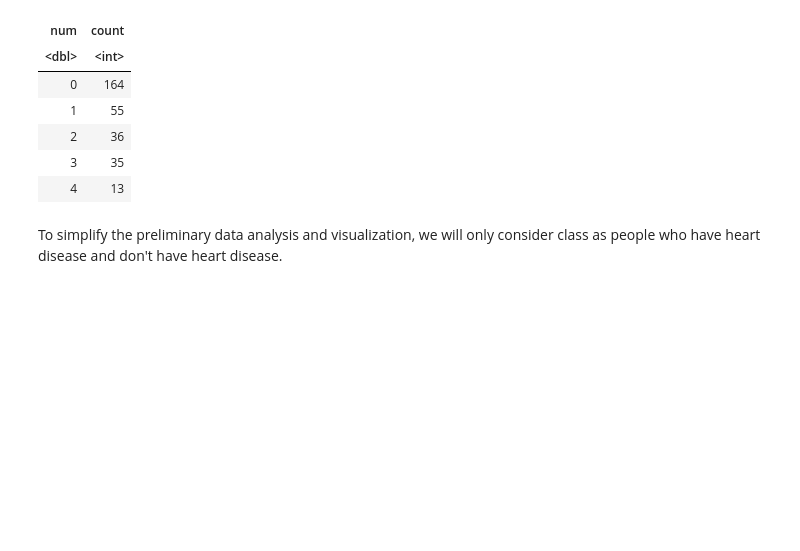
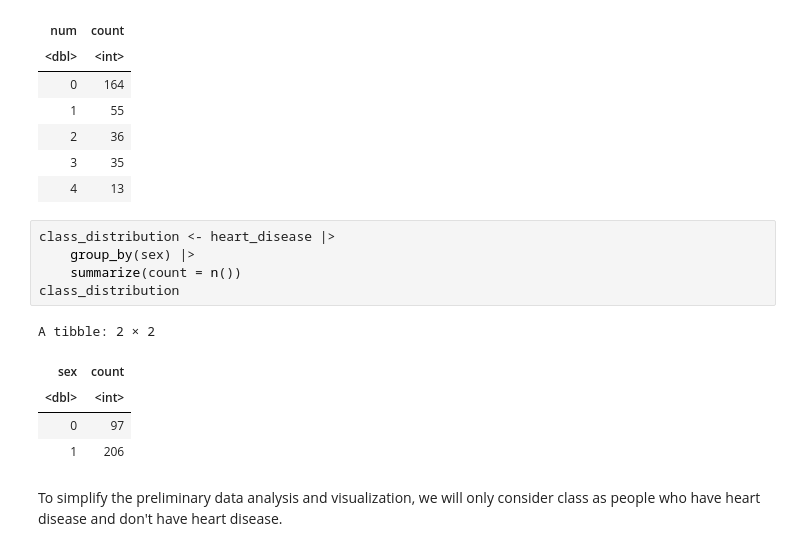
Before and after one commit to wtarit/dsci-100-project, a Jupyter notebook: group_proposal.ipynb, the cells around one changed output. Drawn from its saved outputs; the diff is of its cells as text; blank space fills up the shorter version.

```diff
--- a/group_proposal.ipynb
+++ b/group_proposal.ipynb
@@ -66,6 +66,17 @@ A tibble: 5 × 2
 | 2 | 36 |
 | 3 | 35 |
 | 4 | 13 |
+# %%
+class_distribution <- heart_disease |>
+    group_by(sex) |>
+    summarize(count = n())
+class_distribution
+# %% [output]
+A tibble: 2 × 2
+| sex | count |
+| <dbl> | <int> |
+| 0 | 97 |
+| 1 | 206 |
 # %% [markdown]
 To simplify the preliminary data analysis and visualization, we will only consider class as people who have heart disease and don't have heart disease.
 # %%
```
Also changed, not shown: parts of 4 cells of this notebook.
